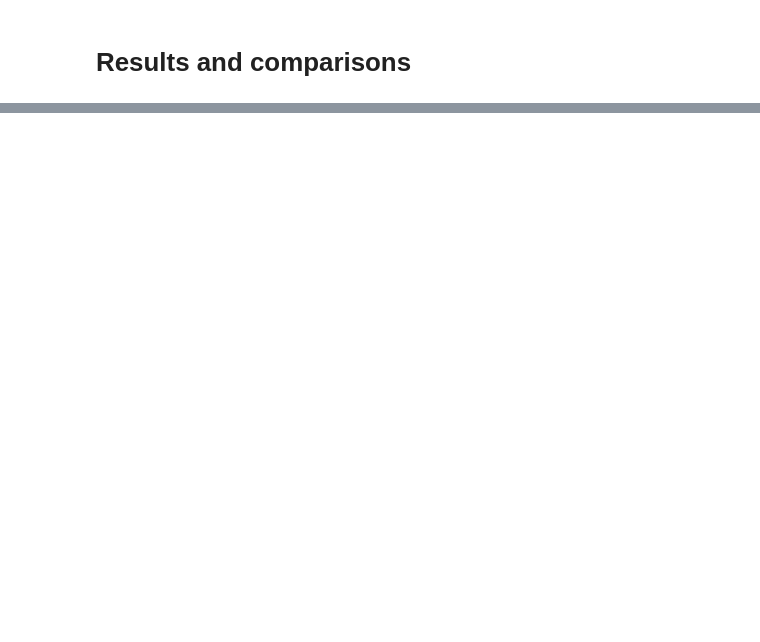
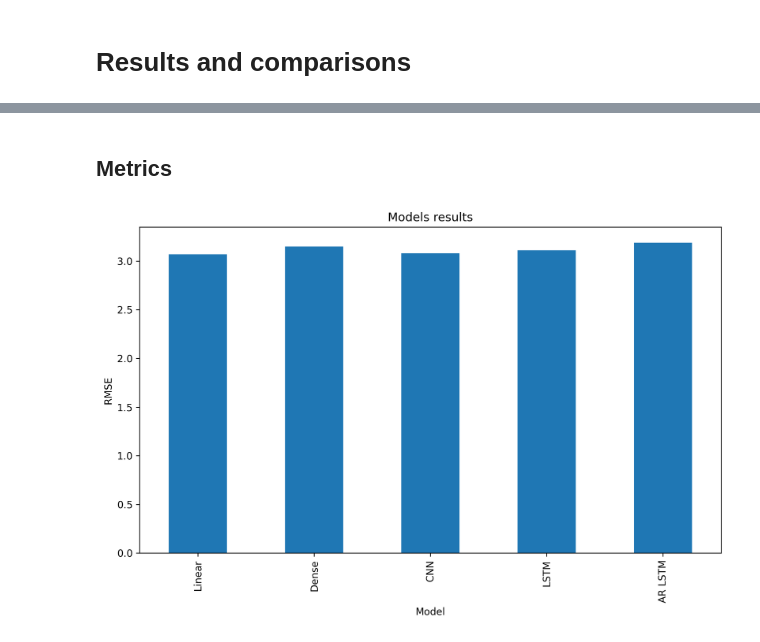
Before and after one commit to drdeleon/rack-temp-pred, a Jupyter notebook: rack-temp-pred/results.ipynb, the cells around one changed output, grey strips where cells are left out. Cells and saved outputs as stored; diff of their text form; code cells hidden in the pictures; blank space fills up the shorter version.

```diff
--- a/rack-temp-pred/results.ipynb
+++ b/rack-temp-pred/results.ipynb
@@ -42,0 +36,47 @@ results['linear'] = {
+# %% [markdown]
+## Metrics
+# %%
+metrics = {}
+# %%
+linear = pd.read_pickle("./results/metrics/multi_linear.pkl")
+dense = pd.read_pickle("./results/metrics/multi_dense.pkl")
+conv = pd.read_pickle("./results/metrics/multi_conv.pkl")
+lstm = pd.read_pickle("./results/metrics/multi_lstm.pkl")
+feedback = pd.read_pickle("./results/metrics/multi_feedback.pkl")
+
+metrics['Linear'] = {
+    "Pérdida": linear.loc['test'].loss,
+    "RMSE": linear.loc['test'].rmse
+}
+metrics['Dense'] = {
+    "Pérdida": dense.loc['test'].loss,
+    "RMSE": dense.loc['test'].rmse
+}
+metrics['CNN'] = {
+    "Pérdida": conv.loc['test'].loss,
+    "RMSE": conv.loc['test'].rmse
+}
+
+metrics['LSTM'] = {
+    "Pérdida": lstm.loc['test'].loss,
+    "RMSE": lstm.loc['test'].rmse
+}
+metrics['AR LSTM'] = {
+    "Pérdida": feedback.loc['test'].loss,
+    "RMSE": feedback.loc['test'].rmse
+}
+# %%
+fig, ax = plt.subplots(figsize=(9,6), dpi=300)
+
+pd.DataFrame().from_dict(metrics).transpose()['RMSE'].plot.bar()
+plt.ylabel("RMSE")
+plt.xlabel("Model")
+plt.title("Models results")
+
+plt.tight_layout()
+plt.savefig("./plots/results/metrics.jpg")
+
+# plt.show()
+# plt.close(fig)
+# %% [output]
+[figure, added]
```
Also changed, not shown: parts of 16 cells of this notebook, 20 other files.
